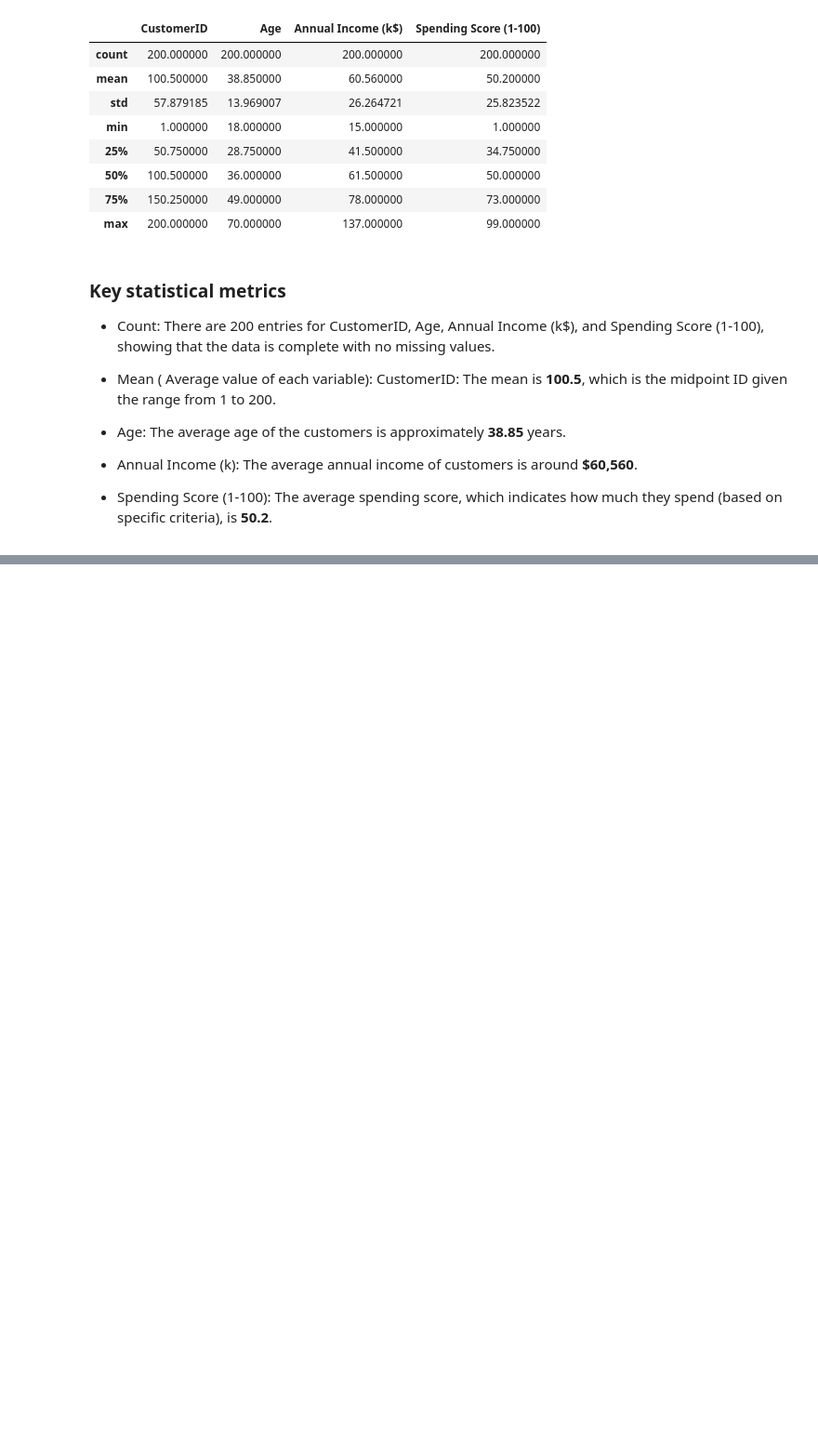
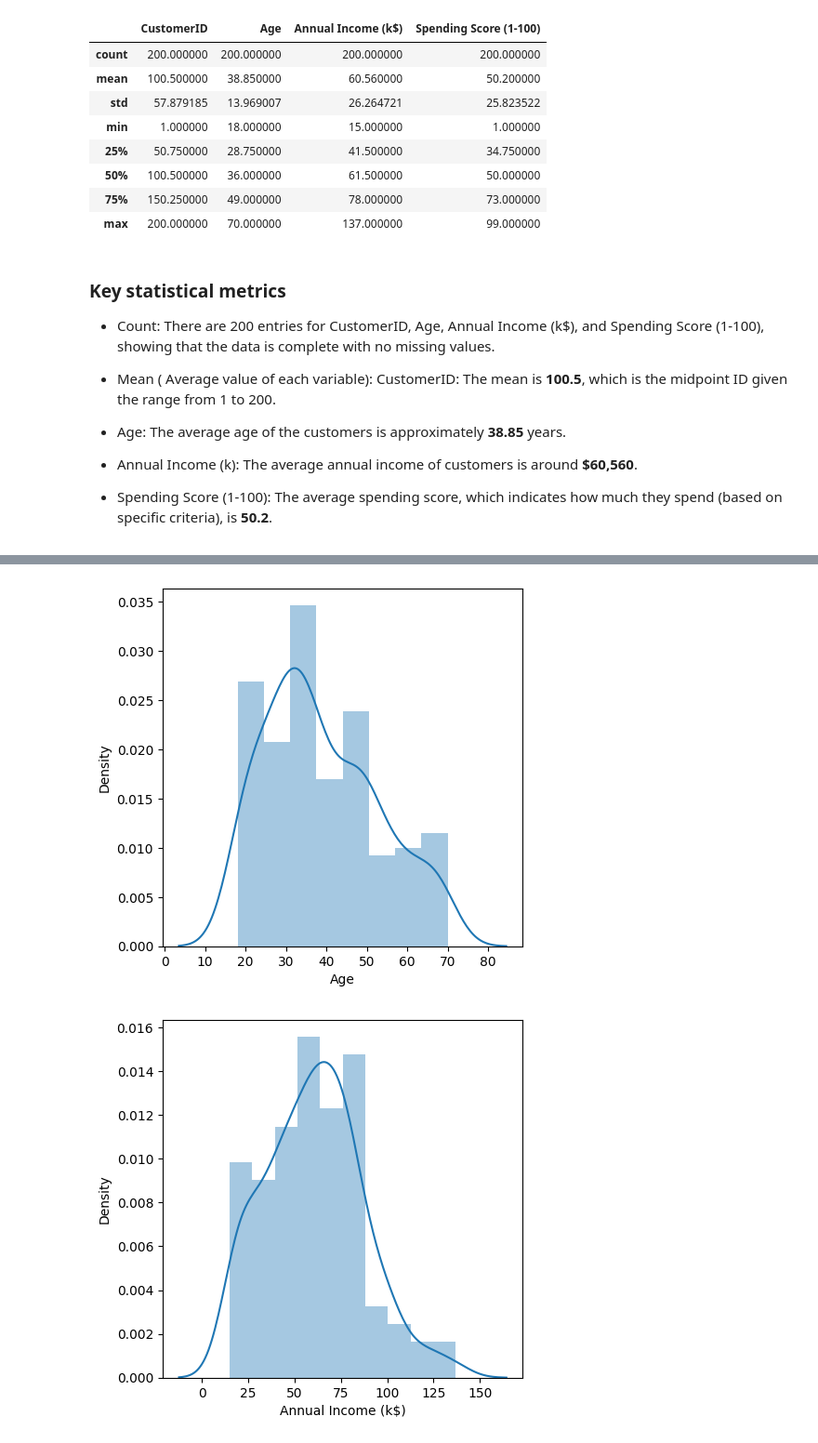
Before and after one commit to Payal2000/Customer-Segmentation-and-Clustering, a Jupyter notebook: Customer_Segmenation.ipynb, the cells around one changed output, grey strips where cells are left out. Shown: that part at 93% size. Cells and saved outputs as stored; diff of their text form; code cells hidden in the pictures; blank space fills up the shorter version.

```diff
--- a/Customer_Segmenation.ipynb
+++ b/Customer_Segmenation.ipynb
@@ -71,0 +95,8 @@ CustomerID: The mean is **100.5**, which is the midpoint ID given the range from
+# %%
+columns = ['Age', 'Annual Income (k$)','Spending Score (1-100)']
+for i in columns:
+  plt.figure(figsize=(5,5))
+  sns.distplot(data[i])
+# %% [output]
+[figure, added]
+[figure, added]
```
Also changed, not shown: parts of 4 cells of this notebook.
